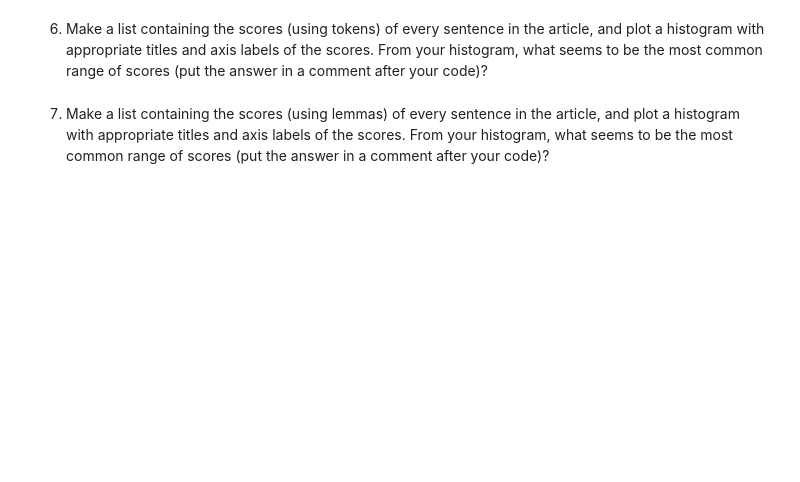
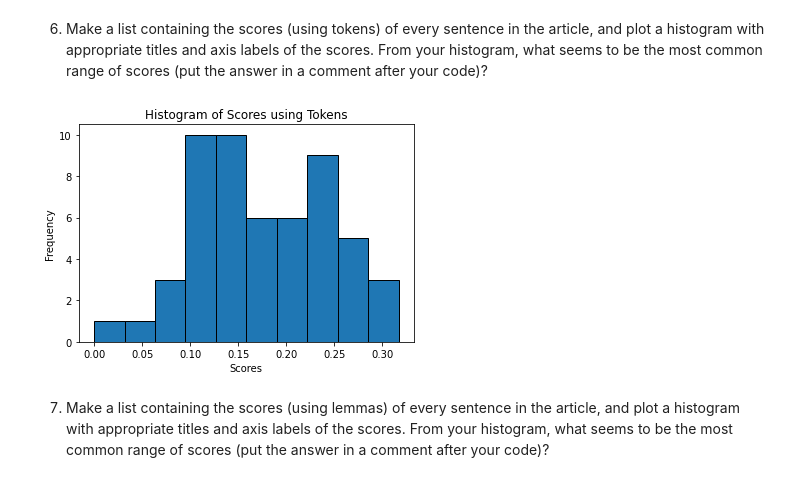
Before and after one commit to Mpabbinante/44620_Mod6, a Jupyter notebook: web-scraping.ipynb, the cells around one changed output. Cells and saved outputs as stored; diff of their text form; code cells hidden in the pictures; blank space fills up the shorter version.

```diff
--- a/web-scraping.ipynb
+++ b/web-scraping.ipynb
@@ -42,2 +73,13 @@ zope.interface                     5.4.0
 # %% [markdown]
 2. Read in your article's html source from the file you created in question 1 and print it's text (use `.get_text()`)
+# %%
+# Read the article HTML from the file
+with open("article.pkl", "rb") as file:
+    html_content = pickle.load(file)
+
+soup = BeautifulSoup(html_content, "html.parser")
+text = soup.get_text()
+# removing empty lines for redability purposes
+text_without_empty_lines = "\n".join(line for line in text.split("\n") if line.strip())
+
+print(text_without_empty_lines)
@@ -54,4 +243,56 @@ You may find some of the code from the in class notes useful; feel free to use m
 # %% [markdown]
 6. Make a list containing the scores (using tokens) of every sentence in the article, and plot a histogram with appropriate titles and axis labels of the scores. From your histogram, what seems to be the most common range of scores (put the answer in a comment after your code)?
+# %%
+
+# Load the spaCy
+nlp = spacy.load('en_core_web_sm', disable=["parser", "ner"])
+
+# Function to remove unwanted tokens
+def remove_unwanted_tokens(text):
+    doc = nlp(text)
+    cleaned_tokens = [
+        token.text.lower() for token in doc if not token.is_punct and not token.is_space
+    ]
+    return cleaned_tokens
+
+# Function to score a sentence based on the frequency of interesting tokens
+def score_sentence_by_token(sentence, interesting_tokens):
+    cleaned_sentence_tokens = [token.lower() for token in sentence.split()]
+    interesting_token_count = sum(1 for token in cleaned_sentence_tokens if token in interesting_tokens)
+    return interesting_token_count / len(cleaned_sentence_tokens)
+
+# Read the article HTML from the file
+with open("article.pkl", "rb") as file:
+    html_content = pickle.load(file)
+
+# Parse the HTML content using BeautifulSoup
+soup = BeautifulSoup(html_content, "html.parser")
+article_text = soup.get_text()
+
+# Remove empty lines
+text_without_empty_lines = "\n".join(line for line in article_text.split("\n") if line.strip())
+
+# Remove unwanted tokens using spaCy
+cleaned_tokens = remove_unwanted_tokens(text_without_empty_lines)
+
+# Find the 5 most frequent tokens
+most_common_tokens = [token for token, _ in Counter(cleaned_tokens).most_common(5)]
+
+# Get sentences from the article
+sentences = [sentence.strip() for sentence in text_without_empty_lines.split('.') if sentence.strip()]
+
+# Calculate the scores for each sentence
+scores_by_token = [score_sentence_by_token(sentence, most_common_tokens) for sentence in sentences]
+
+# Plot a histogram
+plt.hist(scores_by_token, bins=10, edgecolor='black')
+plt.xlabel('Scores')
+plt.ylabel('Frequency')
+plt.title('Histogram of Scores using Tokens')
+plt.show()
+
+#Answer: The most common scores are between approximately 0.09 and 0.16
+# %% [output]
+[figure, added]
 # %% [markdown]
 7. Make a list containing the scores (using lemmas) of every sentence in the article, and plot a histogram with appropriate titles and axis labels of the scores.  From your histogram, what seems to be the most common range of scores (put the answer in a comment after your code)?
```
Also changed, not shown: parts of 8 cells of this notebook, 3 other files.
